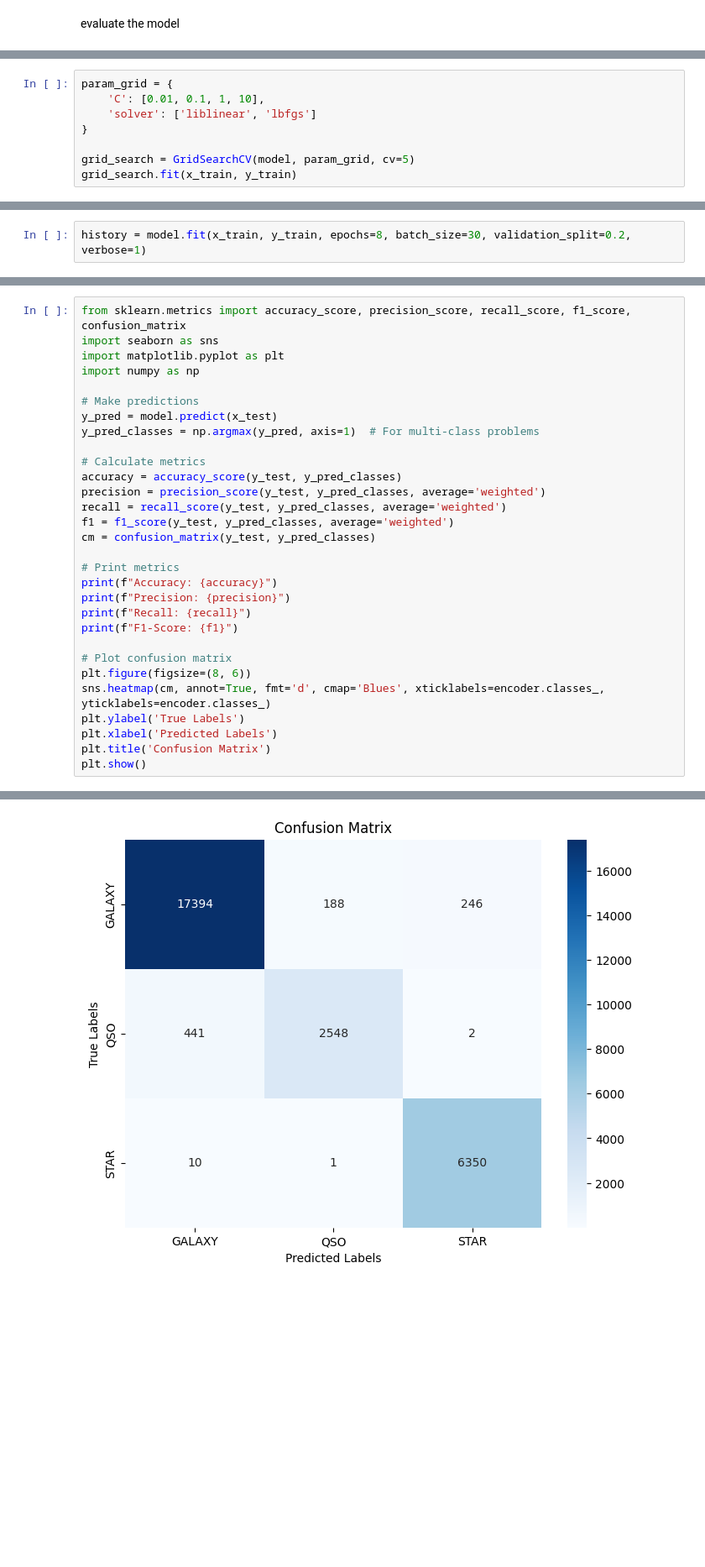
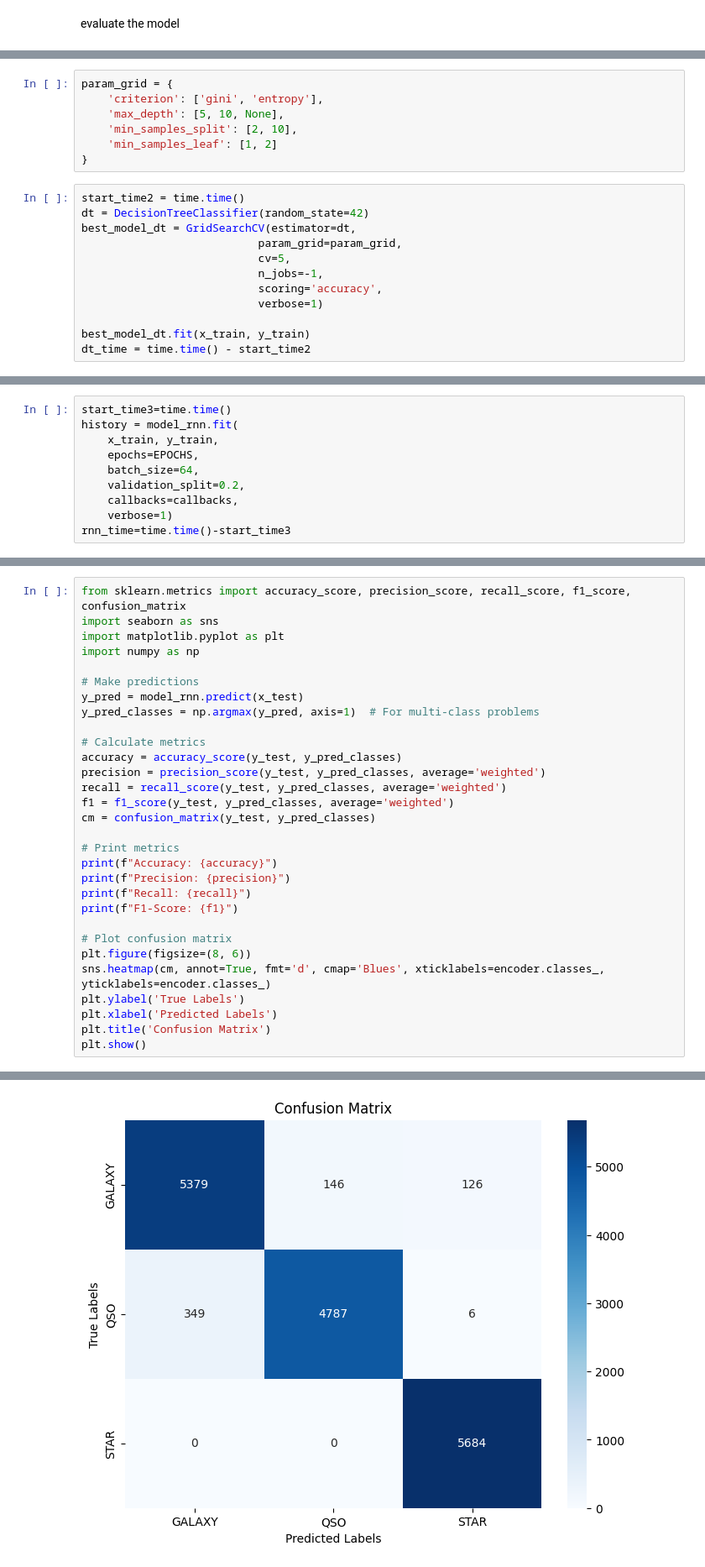
Before and after one commit to Narimaneker/Projet_ARNN, a Jupyter notebook: star_classfication.ipynb, the cells around one changed output, grey strips where cells are left out. Shown at 84% size. Drawn from its saved outputs; the diff is of its cells as text; blank space fills up the shorter version.

```diff
--- a/star_classfication.ipynb
+++ b/star_classfication.ipynb
@@ -337,8 +418,0 @@ model = LogisticRegression(max_iter=1000)
-# %%
-param_grid = {
-    'C': [0.01, 0.1, 1, 10],
-    'solver': ['liblinear', 'lbfgs']
-}
-
-grid_search = GridSearchCV(model, param_grid, cv=5)
-grid_search.fit(x_train, y_train)
@@ -364,0 +443,19 @@ weighted avg       0.96      0.96      0.96     27180
+# %%
+param_grid = {
+    'criterion': ['gini', 'entropy'],
+    'max_depth': [5, 10, None],
+    'min_samples_split': [2, 10],
+    'min_samples_leaf': [1, 2]
+}
+# %%
+start_time2 = time.time()
+dt = DecisionTreeClassifier(random_state=42)
+best_model_dt = GridSearchCV(estimator=dt,
+                           param_grid=param_grid,
+                           cv=5,
+                           n_jobs=-1,
+                           scoring='accuracy',
+                           verbose=1)
+
+best_model_dt.fit(x_train, y_train)
+dt_time = time.time() - start_time2
@@ -380,3 +637,11 @@ model.compile(optimizer='adam',
 # %%
-history = model.fit(x_train, y_train, epochs=8, batch_size=30, validation_split=0.2, verbose=1)
+start_time3=time.time()
+history = model_rnn.fit(
+    x_train, y_train,
+    epochs=EPOCHS,
+    batch_size=64,
+    validation_split=0.2,
+    callbacks=callbacks,
+    verbose=1)
+rnn_time=time.time()-start_time3
 # %% [output]
@@ -411,7 +675,7 @@ import matplotlib.pyplot as plt
 import numpy as np
 
 # Make predictions
-y_pred = model.predict(x_test)
+y_pred = model_rnn.predict(x_test)
 y_pred_classes = np.argmax(y_pred, axis=1)  # For multi-class problems
 
 # Calculate metrics
@@ -443 +707 @@ F1-Score: 0.9669082655620802
-[figure, old version]
+[figure, new version]
```
Also changed, not shown: parts of 64 cells of this notebook.
